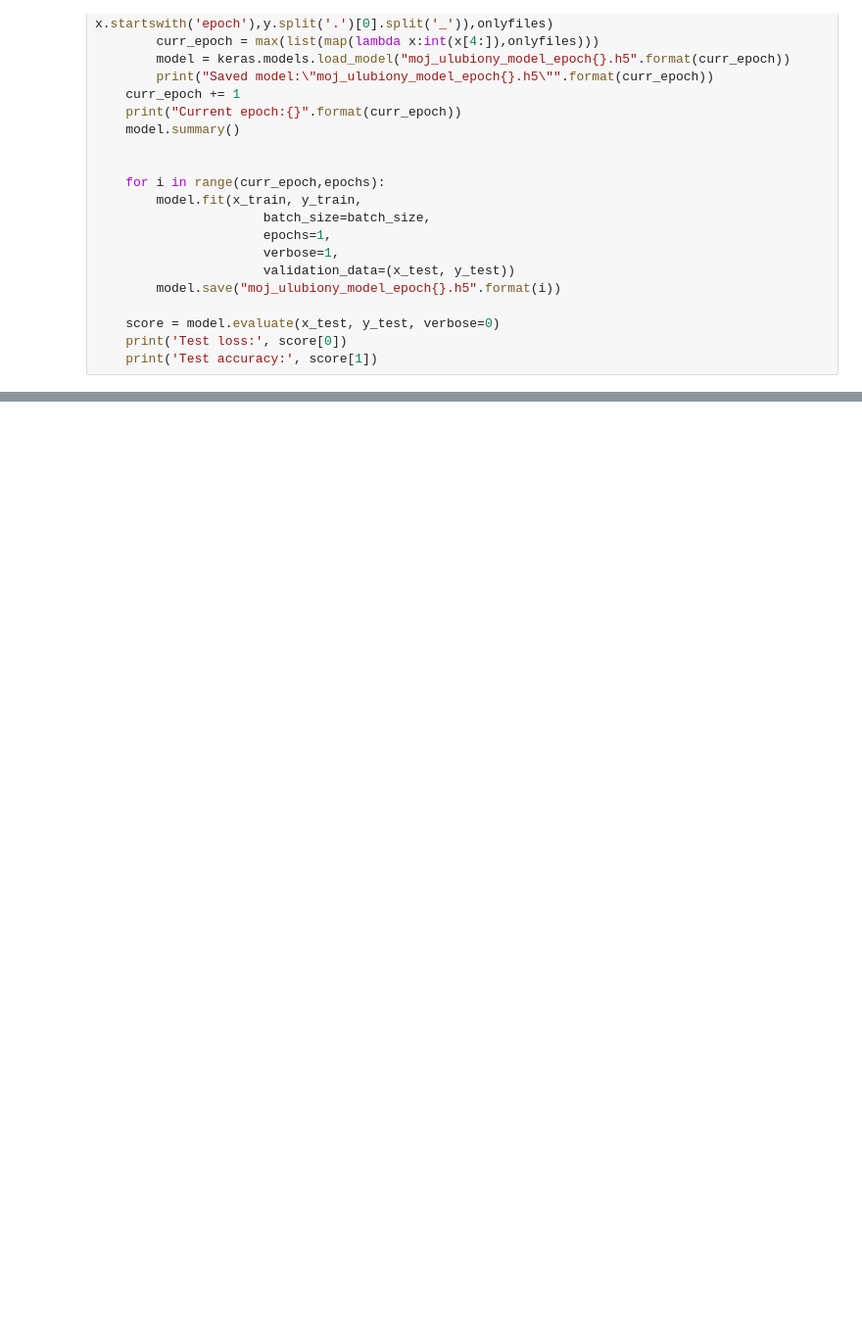
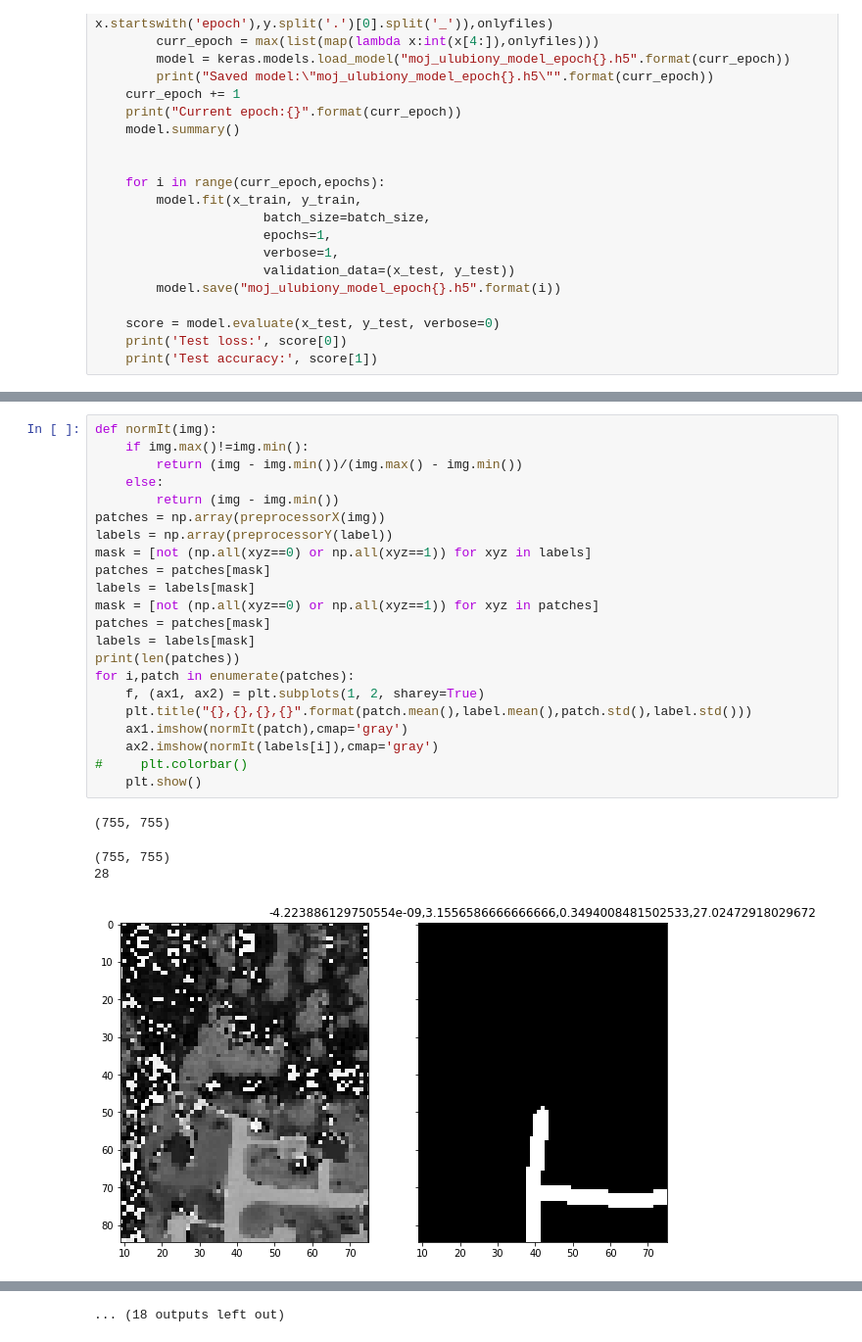
Before and after one commit to damjur/RoadFinder, a Jupyter notebook: RoadFinder.ipynb, the cells around one changed output, grey strips where cells are left out. Shown at 98% size. Drawn from its saved outputs; the diff is of its cells as text; blank space fills up the shorter version.

```diff
--- a/RoadFinder.ipynb
+++ b/RoadFinder.ipynb
@@ -513,0 +560,27 @@ MemoryError:
+# %%
+def normIt(img):
+    if img.max()!=img.min():
+        return (img - img.min())/(img.max() - img.min())
+    else:
+        return (img - img.min())
+patches = np.array(preprocessorX(img))
+labels = np.array(preprocessorY(label))
+mask = [not (np.all(xyz==0) or np.all(xyz==1)) for xyz in labels]
+patches = patches[mask]
+labels = labels[mask]
+mask = [not (np.all(xyz==0) or np.all(xyz==1)) for xyz in patches]
+patches = patches[mask]
+labels = labels[mask]
+print(len(patches))
+for i,patch in enumerate(patches):
+    f, (ax1, ax2) = plt.subplots(1, 2, sharey=True)
+    plt.title("{},{},{},{}".format(patch.mean(),label.mean(),patch.std(),label.std()))
+    ax1.imshow(normIt(patch),cmap='gray')
+    ax2.imshow(normIt(labels[i]),cmap='gray')
+#     plt.colorbar()
+    plt.show()
+# %% [output]
+(755, 755)
+(755, 755)
+28
+[figure, added]
@@ -513,0 +596 @@ MemoryError:
+... (18 outputs left out)
```
Also changed, not shown: parts of 5 cells of this notebook, 2 other files.
